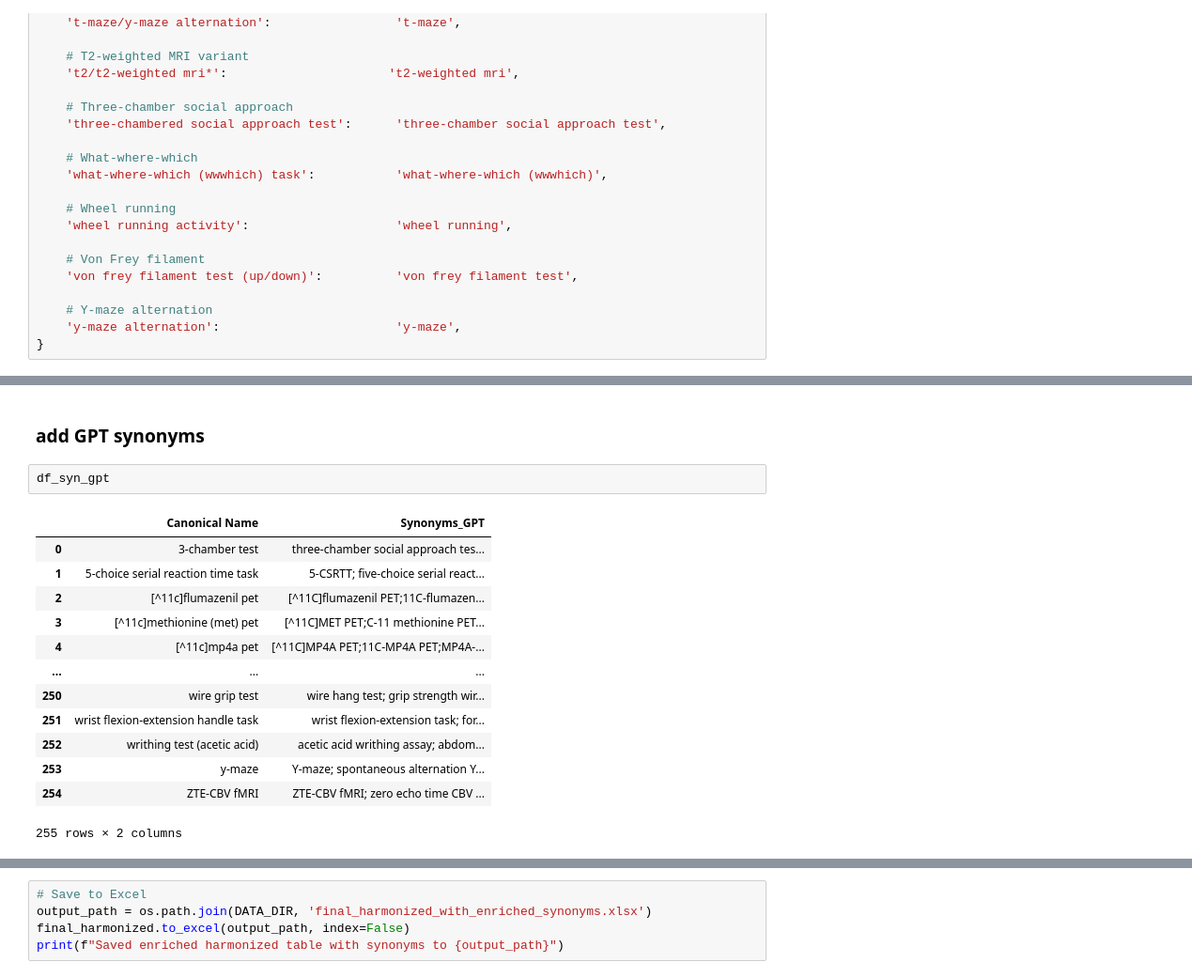
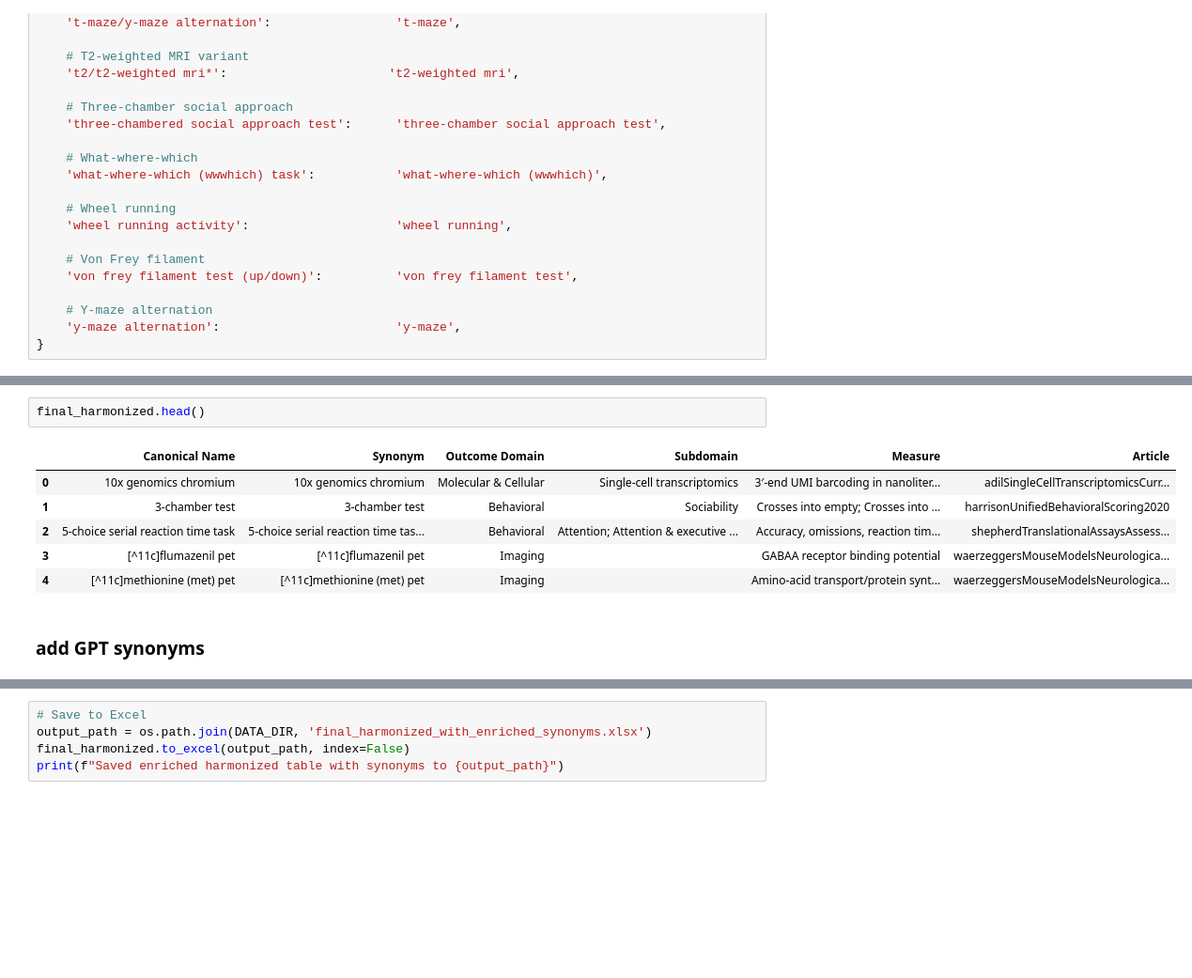
Before and after one commit to Ineichen-Group/Preclinical_DrugDisease_Translation_Pipeline, a Jupyter notebook: 03_IE_tasks/Harmonize_Outcomes_Assay_Library.ipynb, the cells around one changed output, grey strips where cells are left out. Shown at 94% size. Saved outputs shown, nothing was run; the diff lists cells and outputs as text; blank space fills up the shorter version.

```diff
--- a/03_IE_tasks/Harmonize_Outcomes_Assay_Library.ipynb
+++ b/03_IE_tasks/Harmonize_Outcomes_Assay_Library.ipynb
@@ -350,21 +472,14 @@ final_harmonized
+# %%
+final_harmonized.head()
+# %% [output]
+|  | Canonical Name | Synonym | Outcome Domain | Subdomain | Measure | Article |
+| 0 | 10x genomics chromium | 10x genomics chromium | Molecular & Cellular | Single-cell transcriptomics | 3′-end UMI barcoding in nanoliter... | adilSingleCellTranscriptomicsCurr... |
+| 1 | 3-chamber test | 3-chamber test | Behavioral | Sociability | Crosses into empty; Crosses into ... | harrisonUnifiedBehavioralScoring2020 |
+| 2 | 5-choice serial reaction time task | 5-choice serial reaction time tas... | Behavioral | Attention; Attention & executive ... | Accuracy, omissions, reaction tim... | shepherdTranslationalAssaysAssess... |
+| 3 | [^11c]flumazenil pet | [^11c]flumazenil pet | Imaging |  | GABAA receptor binding potential | waerzeggersMouseModelsNeurologica... |
+| 4 | [^11c]methionine (met) pet | [^11c]methionine (met) pet | Imaging |  | Amino‐acid transport/protein synt... | waerzeggersMouseModelsNeurologica... |
 # %% [markdown]
 ### add GPT synonyms
-# %%
-df_syn_gpt
-# %% [output]
-|  | Canonical Name | Synonyms_GPT |
-| 0 | 3-chamber test | three-chamber social approach tes... |
-| 1 | 5-choice serial reaction time task | 5-CSRTT; five-choice serial react... |
-| 2 | [^11c]flumazenil pet | [^11C]flumazenil PET;11C-flumazen... |
-| 3 | [^11c]methionine (met) pet | [^11C]MET PET;C-11 methionine PET... |
-| 4 | [^11c]mp4a pet | [^11C]MP4A PET;11C-MP4A PET;MP4A-... |
-| ... | ... | ... |
-| 250 | wire grip test | wire hang test; grip strength wir... |
-| 251 | wrist flexion-extension handle task | wrist flexion-extension task; for... |
-| 252 | writhing test (acetic acid) | acetic acid writhing assay; abdom... |
-| 253 | y-maze | Y-maze; spontaneous alternation Y... |
-| 254 | ZTE-CBV fMRI | ZTE-CBV fMRI; zero echo time CBV ... |
-255 rows × 2 columns
 # %%
 df_syn_gpt = pd.read_excel(os.path.join(DATA_DIR, 'harmonized_synonyms_GPT.xlsx'))
 
```
Also changed, not shown: parts of 16 cells of this notebook.
